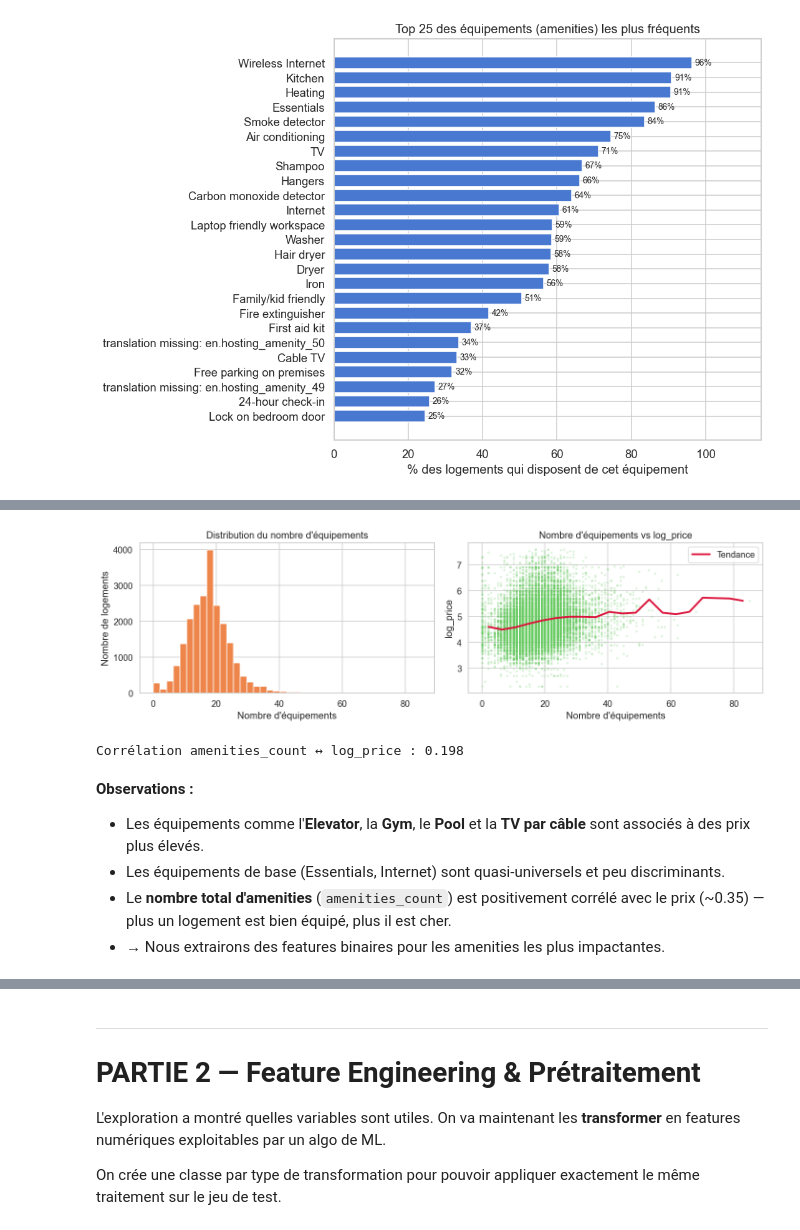
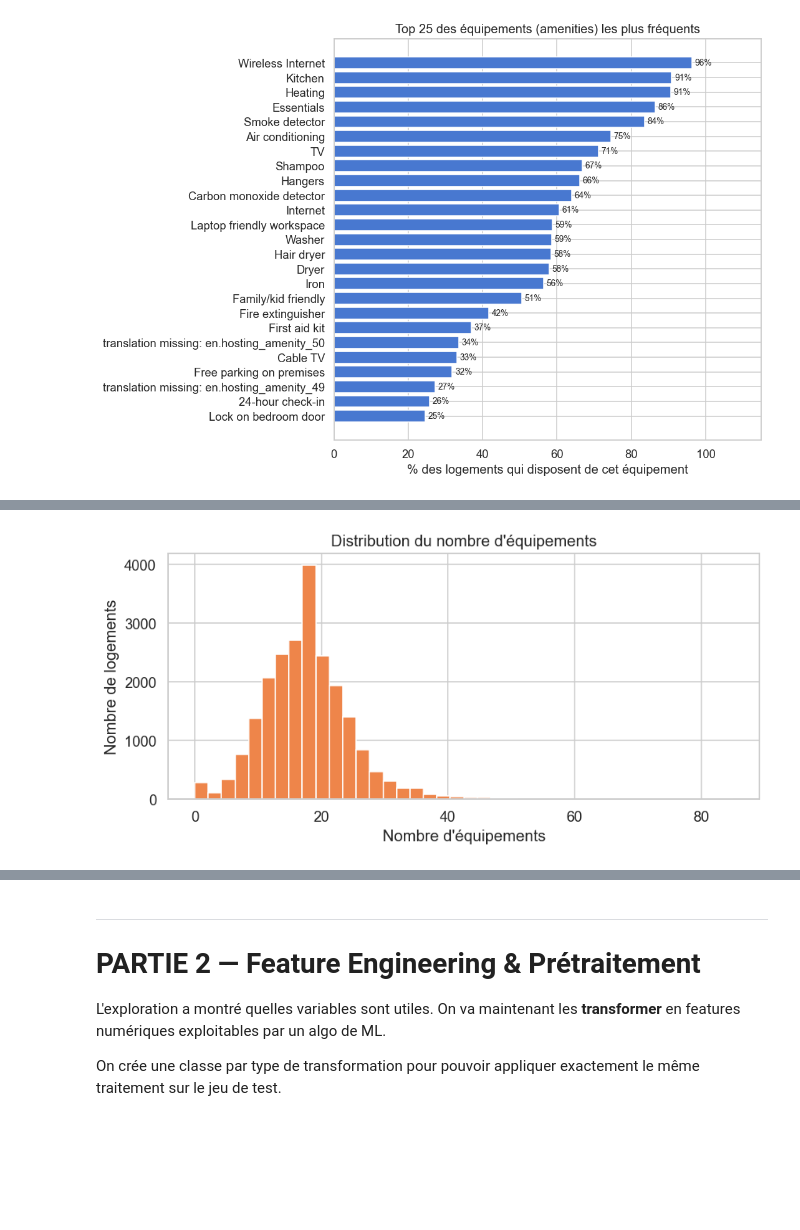
Before and after one commit to lucaperkins/airbnb-prix-prediction, a Jupyter notebook: airbnb_projet.ipynb, the cells around one changed output, grey strips where cells are left out. Cells and saved outputs as stored; diff of their text form; code cells hidden in the pictures; blank space fills up the shorter version.

```diff
--- a/airbnb_projet.ipynb
+++ b/airbnb_projet.ipynb
@@ -424,41 +412,18 @@ plt.show()
 # %%
 # Distribution du nombre d'amenities par logement
 df['amenities_count'] = all_amenities.apply(len)
 
-fig, axes = plt.subplots(1, 2, figsize=(13, 4))
+fig, ax = plt.subplots(figsize=(8, 4))
 
-axes[0].hist(df['amenities_count'], bins=40, color=sns.color_palette('muted')[1], edgecolor='white')
-axes[0].set_xlabel('Nombre d\'équipements')
-axes[0].set_ylabel('Nombre de logements')
-axes[0].set_title('Distribution du nombre d\'équipements')
-
-axes[1].scatter(df['amenities_count'], df['log_price'], alpha=0.15, s=5,
-                color=sns.color_palette('muted')[2])
-
-# Courbe de tendance par binning
-bins = pd.cut(df['amenities_count'], bins=20)
-trend = df.groupby(bins, observed=True)['log_price'].mean()
-bin_centers = [(b.left + b.right) / 2 for b in trend.index]
-axes[1].plot(bin_centers, trend.values, color='crimson', linewidth=2.5, label='Tendance')
-axes[1].set_xlabel('Nombre d\'équipements')
-axes[1].set_ylabel('log_price')
-axes[1].set_title('Nombre d\'équipements vs log_price')
-axes[1].legend()
+ax.hist(df['amenities_count'], bins=40, color=sns.color_palette('muted')[1], edgecolor='white')
+ax.set_xlabel('Nombre d\'équipements')
+ax.set_ylabel('Nombre de logements')
+ax.set_title('Distribution du nombre d\'équipements')
 
 plt.tight_layout()
 plt.show()
-
-corr_am = df[['amenities_count', 'log_price']].corr().iloc[0, 1]
-print(f'Corrélation amenities_count ↔ log_price : {corr_am:.3f}')
 # %% [output]
-[figure, old version]
+[figure, new version]
-Corrélation amenities_count ↔ log_price : 0.198
-# %% [markdown]
-**Observations :**
-- Les équipements comme l'**Elevator**, la **Gym**, le **Pool** et la **TV par câble** sont associés à des prix plus élevés.
-- Les équipements de base (Essentials, Internet) sont quasi-universels et peu discriminants.
-- Le **nombre total d'amenities** (`amenities_count`) est positivement corrélé avec le prix (~0.35) — plus un logement est bien équipé, plus il est cher.
-- → Nous extrairons des features binaires pour les amenities les plus impactantes.
 # %% [markdown]
 ---
 ## 1.7 Synthèse de l'exploration
```
Also changed, not shown: parts of 57 cells of this notebook, 2 other files.
